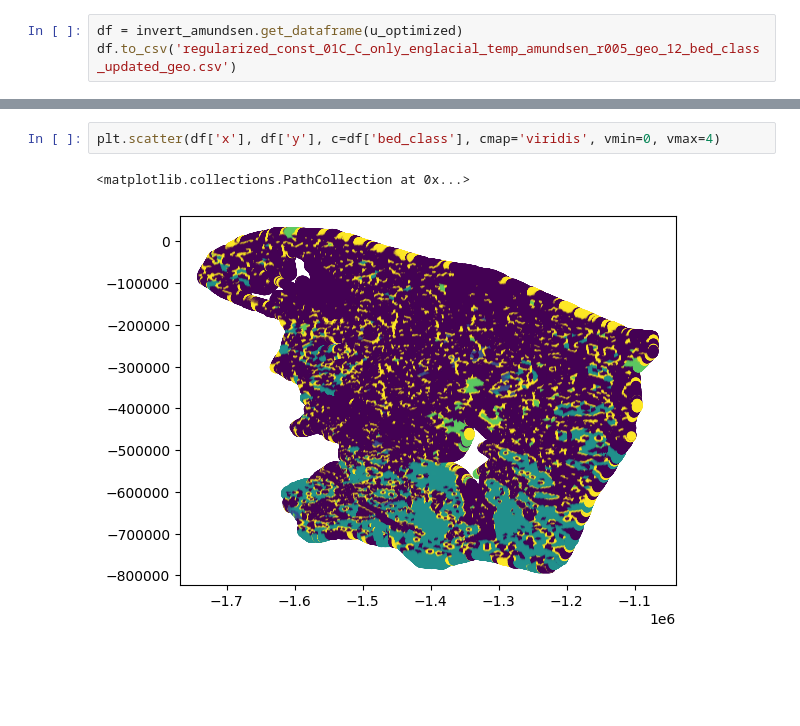
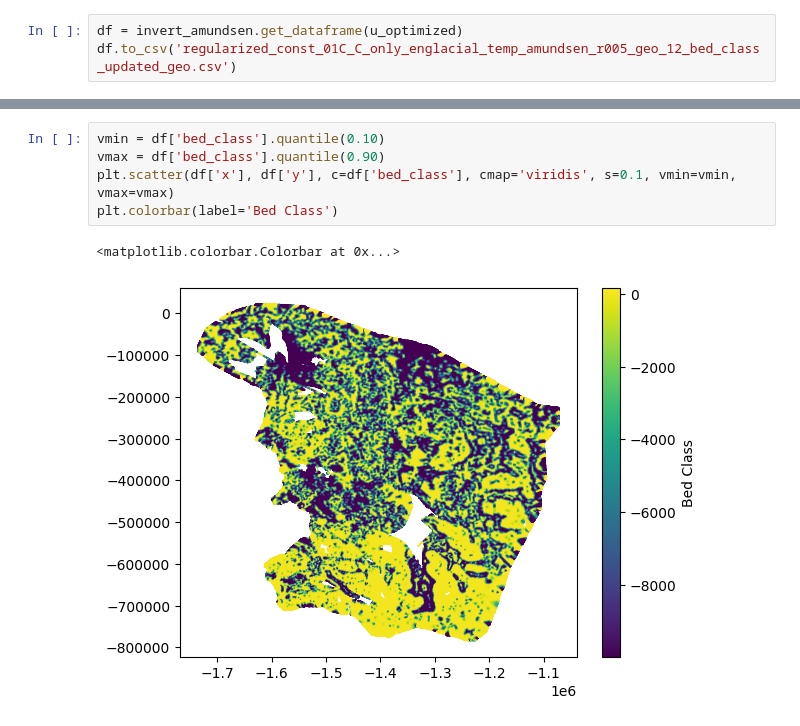
Before and after one commit to racheetmatai/icepack-inverse, a Jupyter notebook: inverse_amundsen_updated_gravity_mag_bedclass.ipynb, the cells around one changed output, grey strips where cells are left out. Saved outputs shown, nothing was run; the diff lists cells and outputs as text; blank space fills up the shorter version.

```diff
--- a/inverse_amundsen_updated_gravity_mag_bedclass.ipynb
+++ b/inverse_amundsen_updated_gravity_mag_bedclass.ipynb
@@ -161,5 +211,8 @@ df.to_csv('regularized_const_01C_C_only_englacial_temp_amundsen_r005_geo_12_bed_
 # %%
-plt.scatter(df['x'], df['y'], c=df['bed_class'], cmap='viridis', vmin=0, vmax=4)
+vmin = df['bed_class'].quantile(0.10)
+vmax = df['bed_class'].quantile(0.90)
+plt.scatter(df['x'], df['y'], c=df['bed_class'], cmap='viridis', s=0.1, vmin=vmin, vmax=vmax)
+plt.colorbar(label='Bed Class')
 # %% [output]
-<matplotlib.collections.PathCollection at 0x...>
+<matplotlib.colorbar.Colorbar at 0x...>
-[figure, old version]
+[figure, new version]
```
Also changed, not shown: parts of 5 cells of this notebook.
